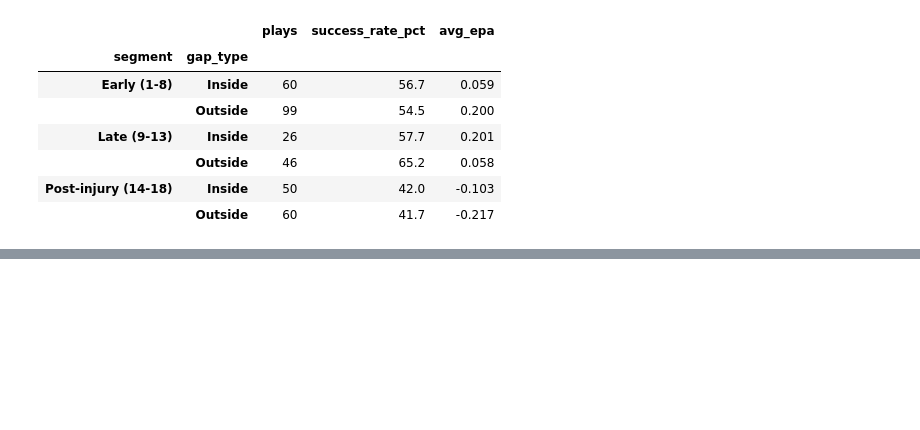
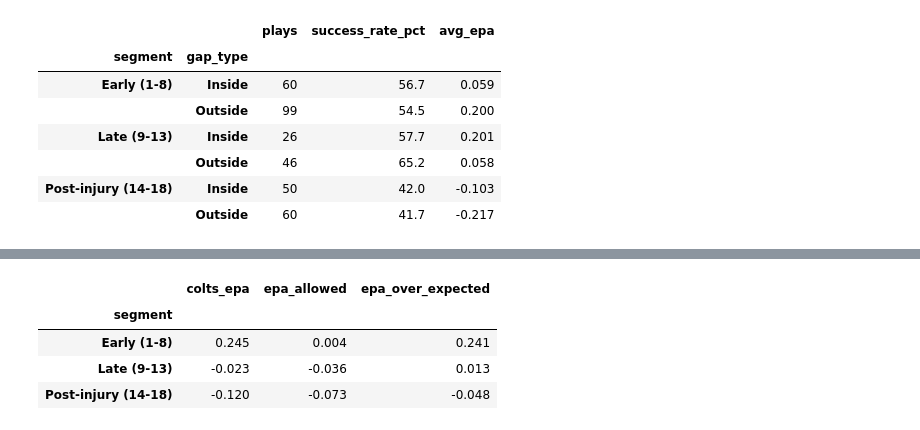
Before and after one commit to cameronminor04/nfl_project, a Jupyter notebook: analysis.ipynb, the cells around one changed output, grey strips where cells are left out. Cells and saved outputs as stored; diff of their text form; code cells hidden in the pictures; blank space fills up the shorter version.

```diff
--- a/analysis.ipynb
+++ b/analysis.ipynb
@@ -405,3 +461,33 @@ runs.groupby(['segment', 'gap_type'], observed=True).agg(
+# %%
+# Same opponent adjustment as section 3, but using every down
+query = """
+SELECT defteam, AVG(epa) AS epa_allowed
+FROM pbp_data
+WHERE season = 2025
+  AND season_type = 'REG'
+  AND play_type IN ('run', 'pass')
+  AND posteam != 'IND'
+GROUP BY defteam
+"""
+def_all = pd.read_sql_query(query, conn)
+
+query = f"""
+SELECT week, {SEGMENT_SQL} AS segment, defteam, AVG(epa) AS colts_epa
+FROM pbp_data
+WHERE {ALL_PLAYS_FILTER}
+GROUP BY week, defteam
+"""
+games_all = pd.read_sql_query(query, conn).merge(def_all, on='defteam', how='left')
+games_all['epa_over_expected'] = games_all['colts_epa'] - games_all['epa_allowed']
+games_all['segment'] = pd.Categorical(games_all['segment'], categories=SEGMENTS, ordered=True)
+
+games_all.groupby('segment', observed=True)[['colts_epa', 'epa_allowed', 'epa_over_expected']].mean().round(3)
+# %% [output]
+|  | colts_epa | epa_allowed | epa_over_expected |
+| segment |  |  |  |
+| Early (1-8) | 0.245 | 0.004 | 0.241 |
+| Late (9-13) | -0.023 | -0.036 | 0.013 |
+| Post-injury (14-18) | -0.120 | -0.073 | -0.048 |
 # %% [markdown]
 ## Findings
 
```
Also changed, not shown: parts of 5 cells of this notebook, 2 other files.
